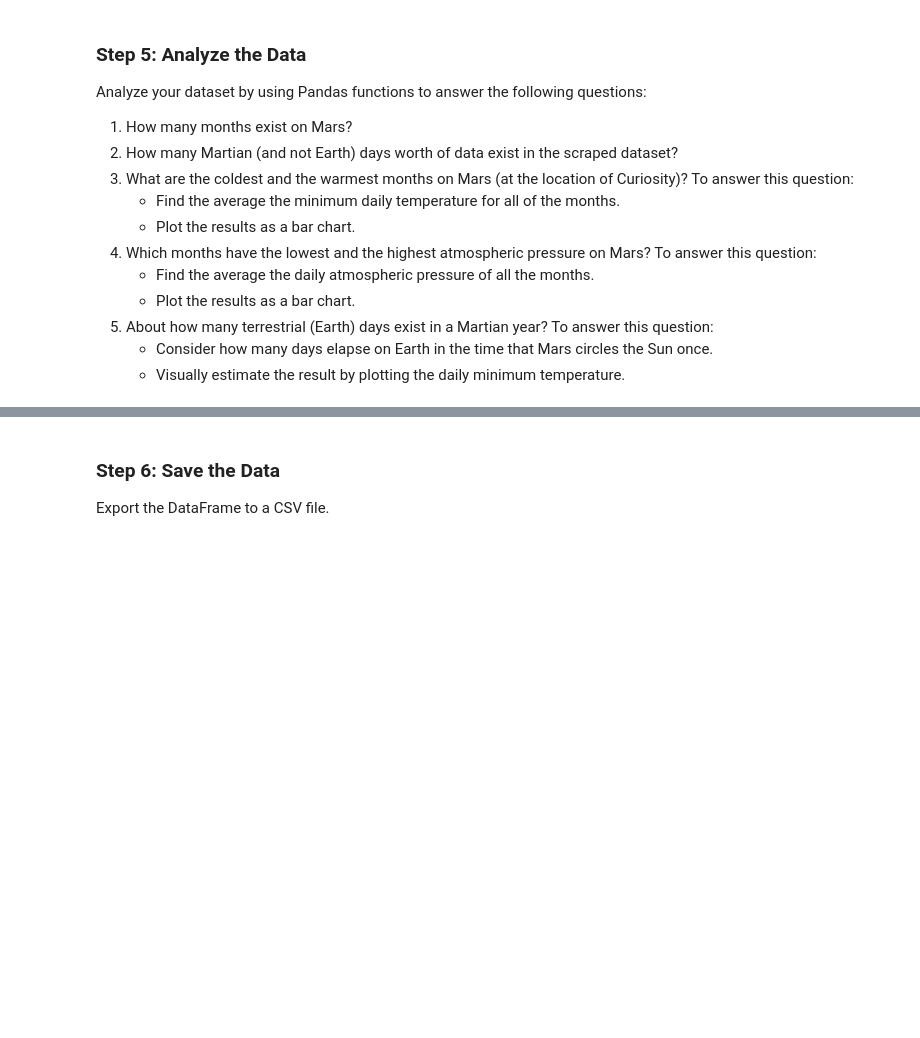
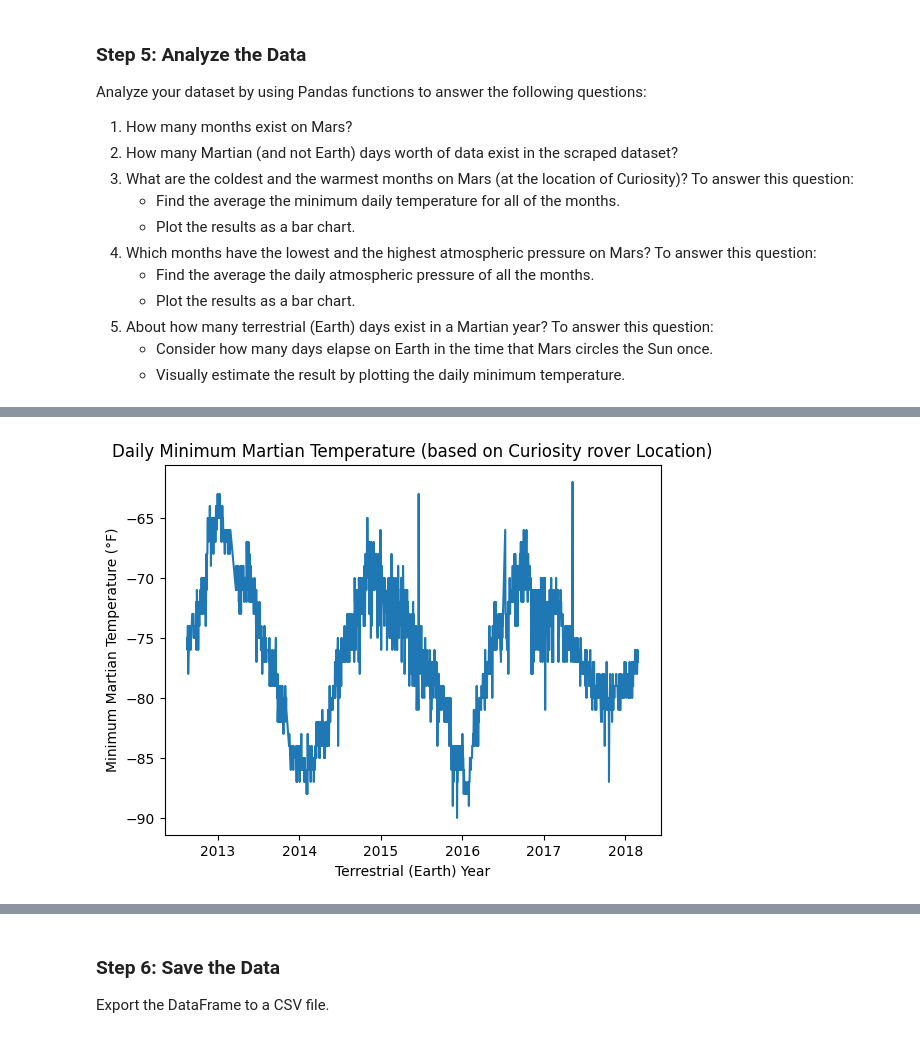
Before and after one commit to drainlm/Mars-News-Scraper, a Jupyter notebook: part_2_mars_weather.ipynb, the cells around one changed output, grey strips where cells are left out. Cells and saved outputs as stored; diff of their text form; code cells hidden in the pictures; blank space fills up the shorter version.

```diff
--- a/part_2_mars_weather.ipynb
+++ b/part_2_mars_weather.ipynb
@@ -136,0 +229,11 @@ The distance from peak to peak is roughly 1425-750, or 675 days. A year on Mars
+# %%
+# 5. How many terrestrial (earth) days are there in a Martian year?
+
+# Visually estimate the result by plotting the daily minimum temperature
+plt.plot(mars_weather_df['terrestrial_date'], mars_weather_df['min_temp'])
+plt.xlabel('Terrestrial (Earth) Year')
+plt.ylabel('Minimum Martian Temperature (°F)')
+plt.title('Daily Minimum Martian Temperature (based on Curiosity rover Location)')
+plt.show()
+# %% [output]
+[figure, added]
```
Also changed, not shown: parts of 37 cells of this notebook, 14 other files.
